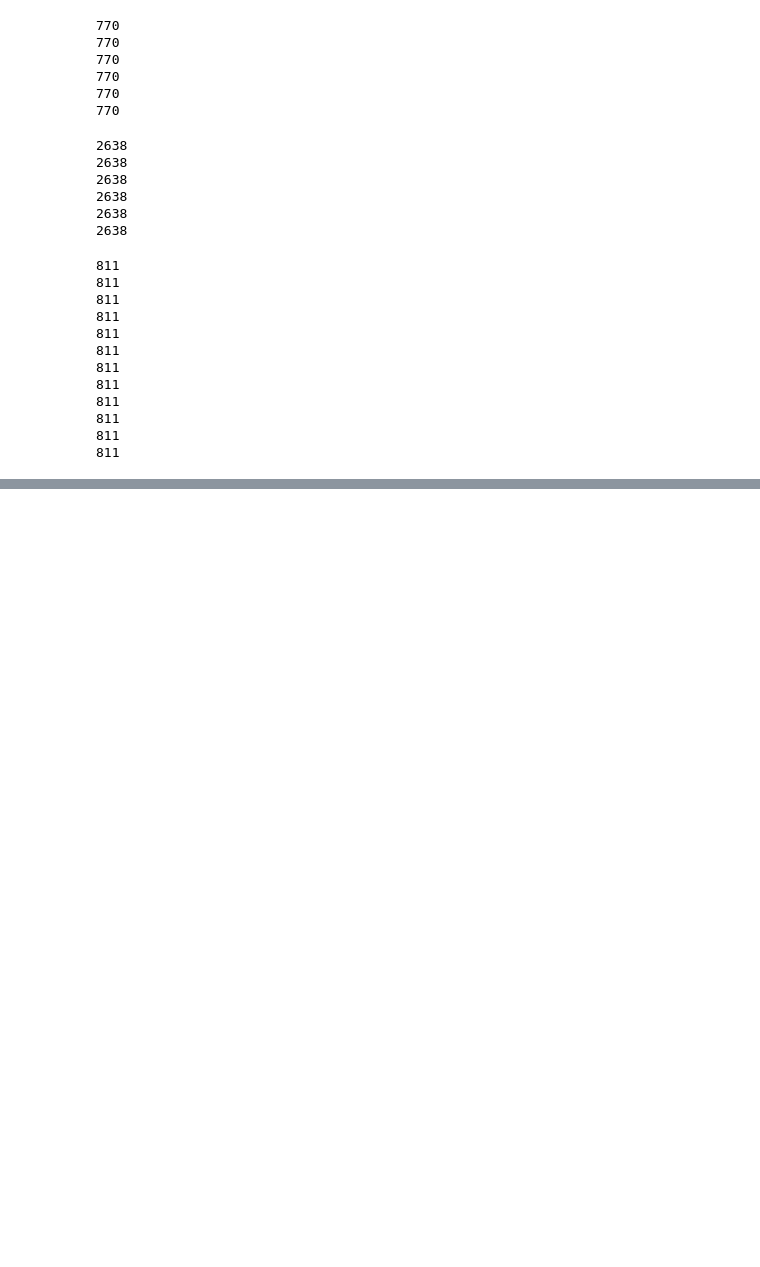
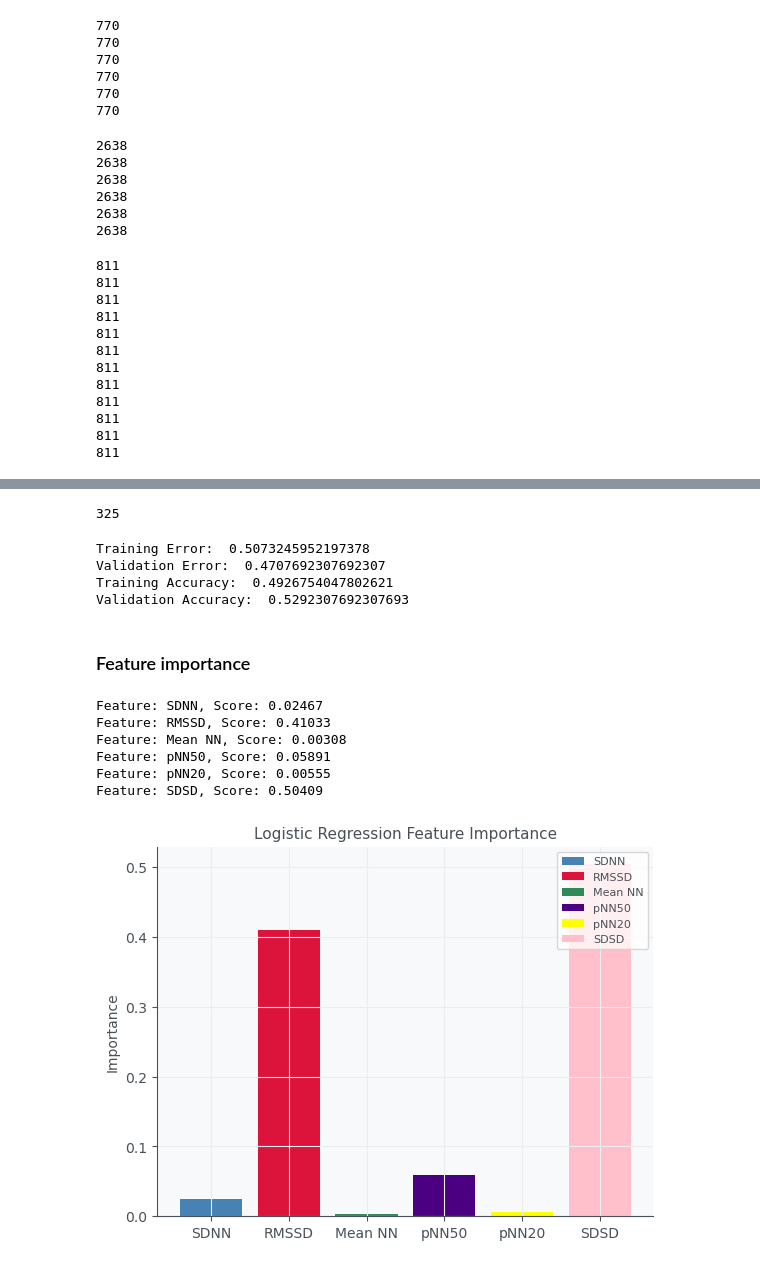
Before and after one commit to ibayoumi/SDP, a Jupyter notebook: drowsiness_model.ipynb, the cells around one changed output, grey strips where cells are left out. Drawn from its saved outputs; the diff is of its cells as text; code cells hidden in the pictures; blank space fills up the shorter version.

```diff
--- a/drowsiness_model.ipynb
+++ b/drowsiness_model.ipynb
@@ -1382,0 +1504,65 @@ extracted_model_csv.close()
+# %%
+X, y = data[:,:6], data[:,-1]
+X_tr, X_val, y_tr, y_val = train_test_split(X, y, test_size=0.2, random_state=seed, shuffle=True)
+print(len(X_val))
+# %% [output]
+325
+# %%
+# Create and train classifier
+mlp_classifier = MLPClassifier(hidden_layer_sizes = (150,200,30), activation='relu', solver='adam', learning_rate='constant', learning_rate_init=0.1, batch_size=50, max_iter=1000)
+mlp_classifier.fit(X_tr, y_tr)
+
+# Compute the training and test error rates
+y_tr_pred = mlp_classifier.predict(X_tr)
+tr_accuracy = accuracy_score(y_tr, y_tr_pred)
+tr_error = 1 - (tr_accuracy)
+
+y_val_pred = mlp_classifier.predict(X_val)
+val_accuracy = accuracy_score(y_val, y_val_pred)
+val_error = 1 - (val_accuracy)
+
+print("Training Error: ", tr_error)
+print("Validation Error: ", val_error)
+
+print("Training Accuracy: ", tr_accuracy)
+print("Validation Accuracy: ", val_accuracy)
+
+# Confidence Score
+conf = mlp_classifier.predict_proba(X_val)
+#print(conf)
+#print(mlp_classifier.classes_)
+# %% [output]
+Training Error:  0.5073245952197378
+Validation Error:  0.4707692307692307
+Training Accuracy:  0.4926754047802621
+Validation Accuracy:  0.5292307692307693
+# %% [markdown]
+### Feature importance ###
+# %%
+# Perform permutation importance
+results = permutation_importance(mlp, X_tr, y_tr, scoring='accuracy')
+
+# Get Importance
+importance = results.importances_mean
+
+bar_labels = ['SDNN', 'RMSSD', 'Mean NN', 'pNN50', 'pNN20', 'SDSD']
+# Summarize feature importance
+for i,v in enumerate(importance):
+    print("Feature: %s, Score: %.5f" % (bar_labels[i],v))
+
+# Plot feature importance
+
+bar_colors = ['steelblue', 'crimson', 'seagreen', 'indigo', 'yellow', 'pink']
+plt.bar(bar_labels, importance, label=bar_labels, color=bar_colors)
+plt.ylabel('Importance')
+plt.title('Logistic Regression Feature Importance')
+plt.legend()
+plt.show()
+# %% [output]
+Feature: SDNN, Score: 0.02467
+Feature: RMSSD, Score: 0.41033
+Feature: Mean NN, Score: 0.00308
+Feature: pNN50, Score: 0.05891
+Feature: pNN20, Score: 0.00555
+Feature: SDSD, Score: 0.50409
+[figure, added]
```
Also changed, not shown: parts of 33 cells of this notebook.
